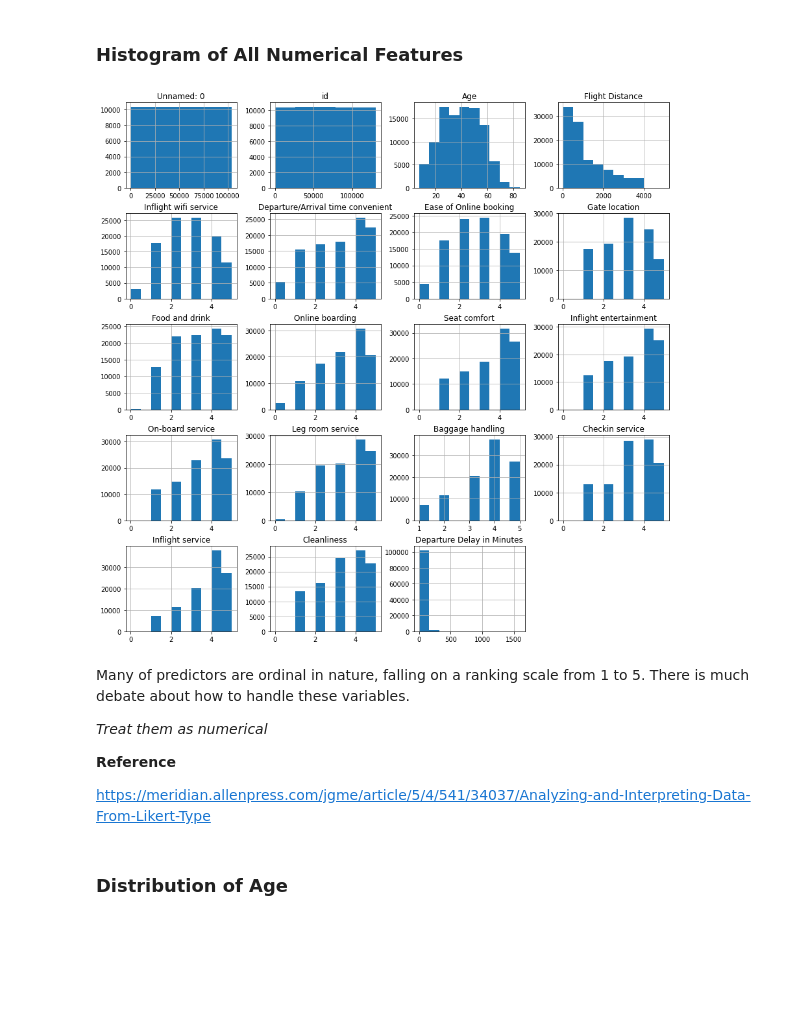
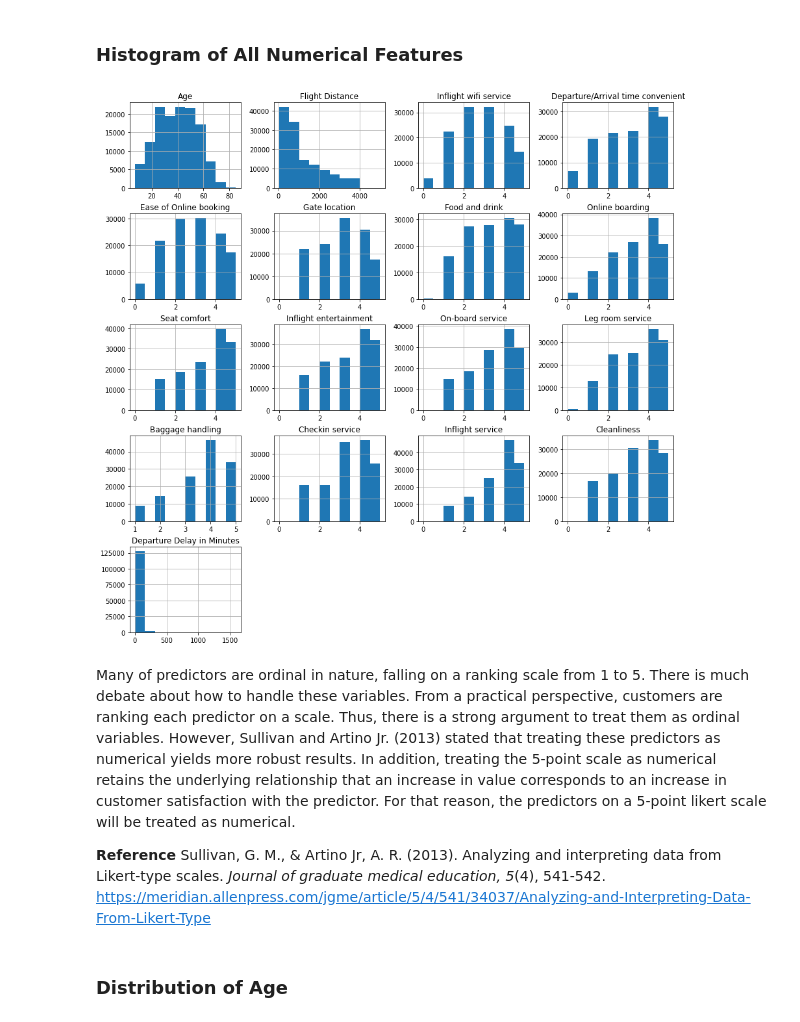
Before and after one commit to nlee98/ADS-505-Business-Analytics, a Jupyter notebook: ADS_505_Final_Project.ipynb, the cells around one changed output. Saved outputs shown, nothing was run; the diff lists cells and outputs as text; code cells hidden in the pictures; blank space fills up the shorter version.

```diff
--- a/ADS_505_Final_Project.ipynb
+++ b/ADS_505_Final_Project.ipynb
@@ -38,8 +92,8 @@ airline_test = pd.read_csv(
 # %%
 airline_train = pd.read_csv(
-    "https://raw.githubusercontent.com/nlee98/ADS-505-Business-Analytics/main/airline_satisfaction_train.csv?token=GHSAT0AAAAAABY77FMSTZO2OCABMALPR6NEYZJ4POA"
+    "https://raw.githubusercontent.com/nlee98/ADS-505-Business-Analytics/main/airline_satisfaction_train.csv"
 )
 airline_test = pd.read_csv(
-    "https://raw.githubusercontent.com/nlee98/ADS-505-Business-Analytics/main/airline_satisfaction_test.csv?token=GHSAT0AAAAAABY77FMT36XI4QAT2J2XROGQYZJ4PPA"
+    "https://raw.githubusercontent.com/nlee98/ADS-505-Business-Analytics/main/airline_satisfaction_test.csv"
 )
 # %%
@@ -64,0 +110,6 @@ airline_test.head()
+# %%
+airline_df = airline_train.append(airline_test, ignore_index = True)
+
+# Confirm the correct number of rows and columns
+print("Number of instances: %d" % (airline_df.shape[0]))
+print("Number of attributes: %d" % (airline_df.shape[1]))
@@ -65,2 +122,5 @@ airline_test.head()
+# %%
+# Drop ID Columns
+airline_df = airline_df.drop(["Unnamed: 0", "id"], axis = 1)
 # %% [markdown]
 # Exploratory Data Analysis (EDA)
@@ -182,16 +447,14 @@ plt.show()
 # %% [markdown]
 ### Histogram of All Numerical Features ###
 # %%
-airline_train.select_dtypes(include = "int64").hist(figsize = (15, 15));
+airline_df.select_dtypes(include = "int64").hist(figsize = (15, 15));
 # %% [output]
-[figure, old version]
+[figure, new version]
 # %% [markdown]
-Many of predictors are ordinal in nature, falling on a ranking scale from 1 to 5. There is much debate about how to handle these variables.
-
-*Treat them as numerical*
+Many of predictors are ordinal in nature, falling on a ranking scale from 1 to 5. There is much debate about how to handle these variables. From a practical perspective, customers are ranking each predictor on a scale. Thus, there is a strong argument to treat them as ordinal variables. However, Sullivan and Artino Jr. (2013) stated that treating these predictors as numerical yields more robust results. In addition, treating the 5-point scale as numerical retains the underlying relationship that an increase in value corresponds to an increase in customer satisfaction with the predictor. For that reason, the predictors on a 5-point likert scale will be treated as numerical.
 
 **Reference**
-
+Sullivan, G. M., & Artino Jr, A. R. (2013). Analyzing and interpreting data from Likert-type scales. _Journal of graduate medical education, 5_(4), 541-542.
 https://meridian.allenpress.com/jgme/article/5/4/541/34037/Analyzing-and-Interpreting-Data-From-Likert-Type
 # %% [markdown]
 ### Distribution of Age
```
Also changed, not shown: parts of 95 cells of this notebook.
